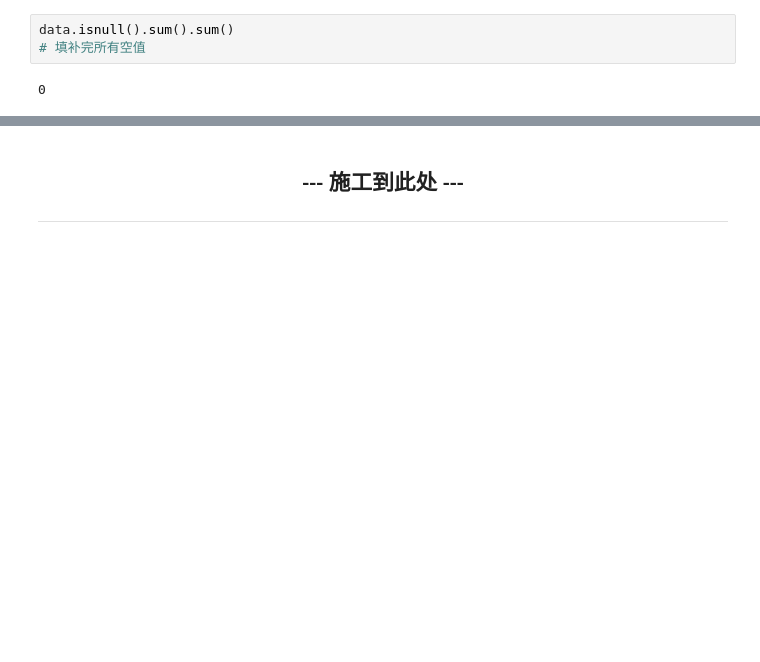
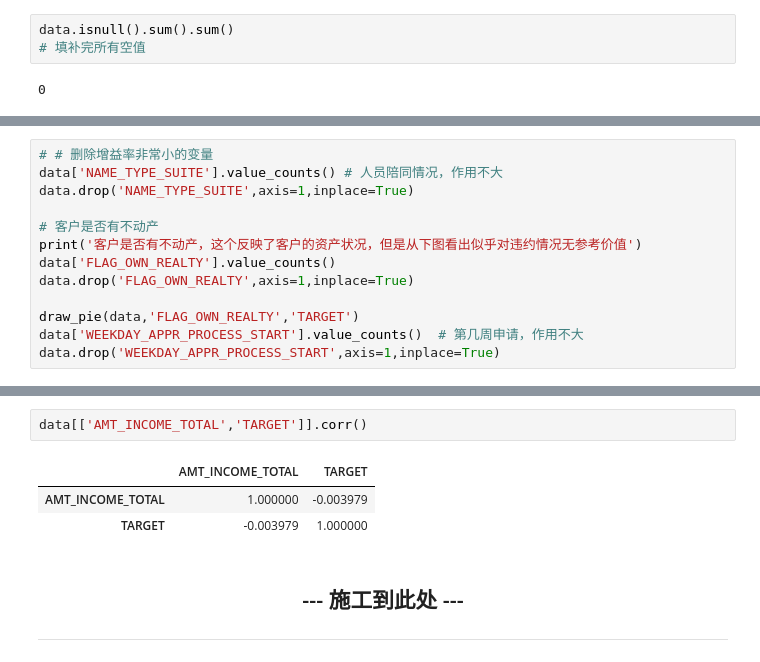
Before and after one commit to DGTBG/biye, a Jupyter notebook: HomeCredit_clean.ipynb, the cells around one changed output, grey strips where cells are left out. Saved outputs shown, nothing was run; the diff lists cells and outputs as text; blank space fills up the shorter version.

```diff
--- a/HomeCredit_clean.ipynb
+++ b/HomeCredit_clean.ipynb
@@ -489,0 +583,13 @@ dtype: int64
+# %%
+# # 删除增益率非常小的变量
+data['NAME_TYPE_SUITE'].value_counts() # 人员陪同情况，作用不大
+data.drop('NAME_TYPE_SUITE',axis=1,inplace=True)
+
+# 客户是否有不动产
+print('客户是否有不动产，这个反映了客户的资产状况，但是从下图看出似乎对违约情况无参考价值')
+data['FLAG_OWN_REALTY'].value_counts()
+data.drop('FLAG_OWN_REALTY',axis=1,inplace=True)
+
+draw_pie(data,'FLAG_OWN_REALTY','TARGET')
+data['WEEKDAY_APPR_PROCESS_START'].value_counts()  # 第几周申请，作用不大
+data.drop('WEEKDAY_APPR_PROCESS_START',axis=1,inplace=True)
@@ -490,3 +637,9 @@ dtype: int64
+# %%
+data[['AMT_INCOME_TOTAL','TARGET']].corr()
+# %% [output]
+|  | AMT_INCOME_TOTAL | TARGET |
+| AMT_INCOME_TOTAL | 1.000000 | -0.003979 |
+| TARGET | -0.003979 | 1.000000 |
 # %% [markdown]
 <center><h2>--- 施工到此处 ---<h2></center>
 <hr>
```
Also changed, not shown: parts of 30 cells of this notebook.
